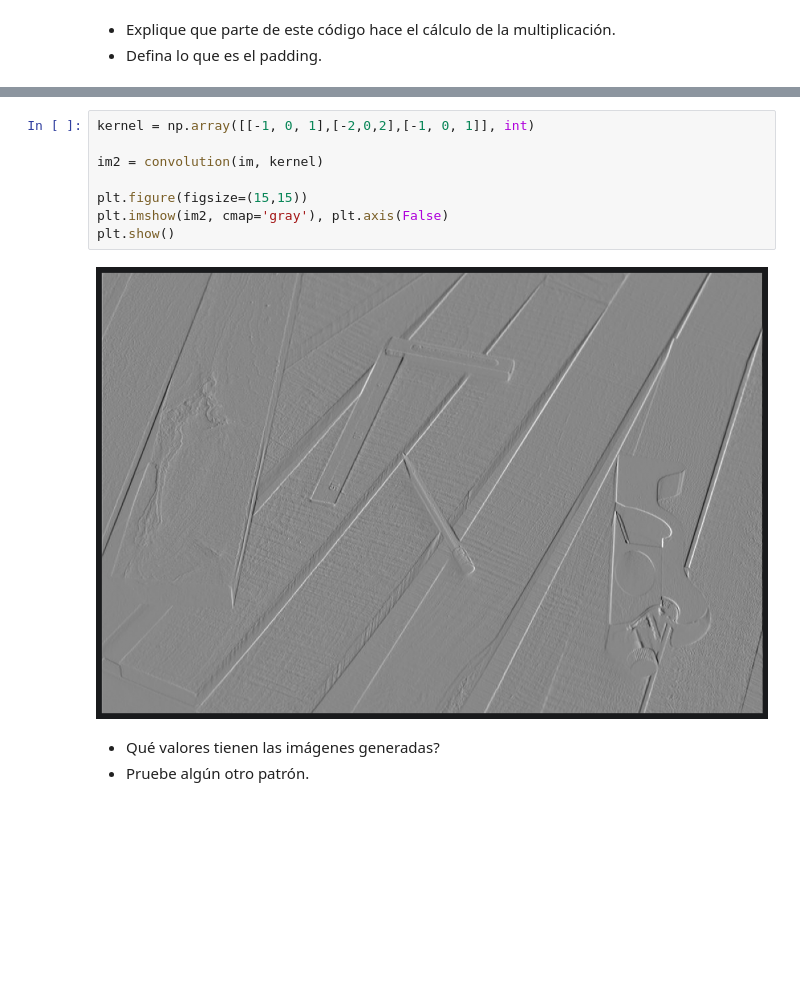
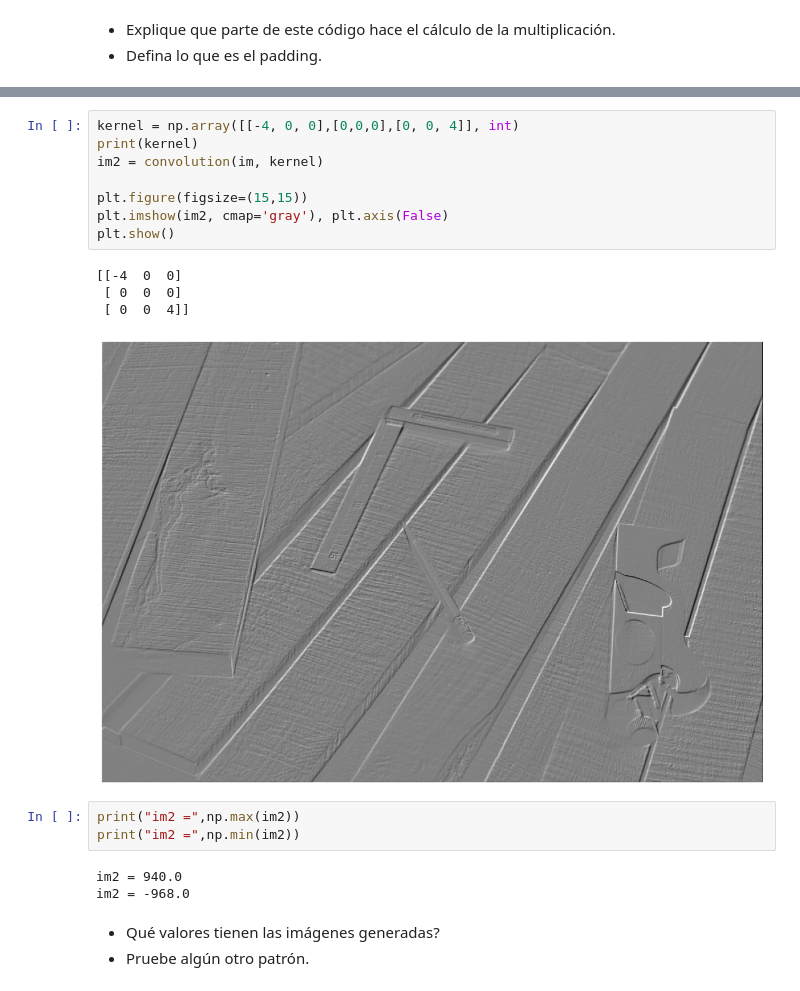
Before and after one commit to luisCossio/CC6204-Deep-Learning, a Jupyter notebook: notebooks/Auxiliar_3_entrenamiento_redes_clasificacion.ipynb, the cells around one changed output, grey strips where cells are left out. Saved outputs shown, nothing was run; the diff lists cells and outputs as text; blank space fills up the shorter version.

```diff
--- a/notebooks/Auxiliar_3_entrenamiento_redes_clasificacion.ipynb
+++ b/notebooks/Auxiliar_3_entrenamiento_redes_clasificacion.ipynb
@@ -69,13 +86,22 @@ plt.show()
 # %%
-kernel = np.array([[-1, 0, 1],[-2,0,2],[-1, 0, 1]], int)
-
+kernel = np.array([[-4, 0, 0],[0,0,0],[0, 0, 4]], int)
+print(kernel)
 im2 = convolution(im, kernel)
 
 plt.figure(figsize=(15,15))
 plt.imshow(im2, cmap='gray'), plt.axis(False)
 plt.show()
 # %% [output]
+[[-4  0  0]
+ [ 0  0  0]
+ [ 0  0  4]]
-[figure, old version]
+[figure, new version]
+# %%
+print("im2 =",np.max(im2))
+print("im2 =",np.min(im2))
+# %% [output]
+im2 = 940.0
+im2 = -968.0
 # %% [markdown]
 - Qué valores tienen las imágenes generadas?
 - Pruebe algún otro patrón.
```
Also changed, not shown: parts of 11 cells of this notebook, 3 other files.
